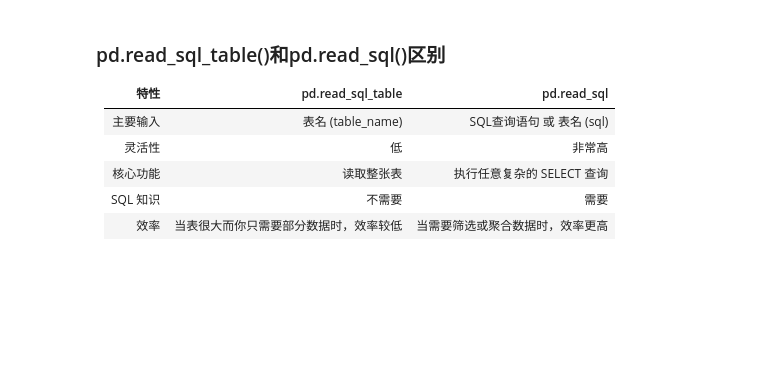
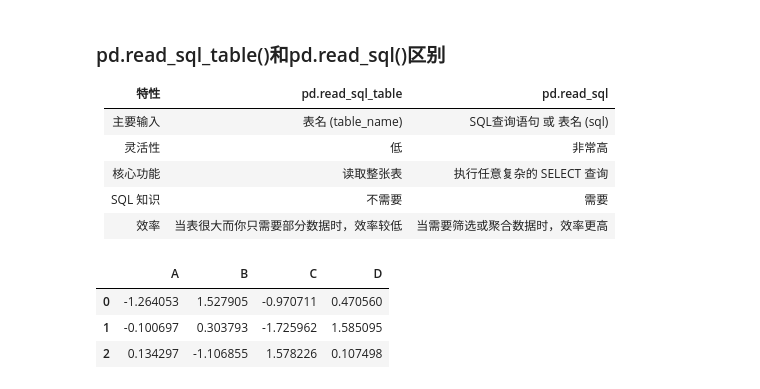
Before and after one commit to SongYangcheng/coding, a Jupyter notebook: pandasAndNumpy.ipynb, the cells around one changed output. Saved outputs shown, nothing was run; the diff lists cells and outputs as text; code cells hidden in the pictures; blank space fills up the shorter version.

```diff
--- a/pandasAndNumpy.ipynb
+++ b/pandasAndNumpy.ipynb
@@ -1693,3 +2386,14 @@ tables
 |核心功能       |读取整张表       |执行任意复杂的 SELECT 查询       |
 |SQL 知识       |不需要       |需要       |
 |效率       |当表很大而你只需要部分数据时，效率较低       |当需要筛选或聚合数据时，效率更高       |
+# %%
+import pandas as pd
+import numpy as np
+np.random.seed(30)
+data = pd.DataFrame(np.random.randn(6, 4), columns=["A", "B", "C", "D"])
+data.iloc[:3] #等价于head(3)
+# %% [output]
+|  | A | B | C | D |
+| 0 | -1.264053 | 1.527905 | -0.970711 | 0.470560 |
+| 1 | -0.100697 | 0.303793 | -1.725962 | 1.585095 |
+| 2 | 0.134297 | -1.106855 | 1.578226 | 0.107498 |
```
Also changed, not shown: parts of 25 cells of this notebook, 9 other files.
